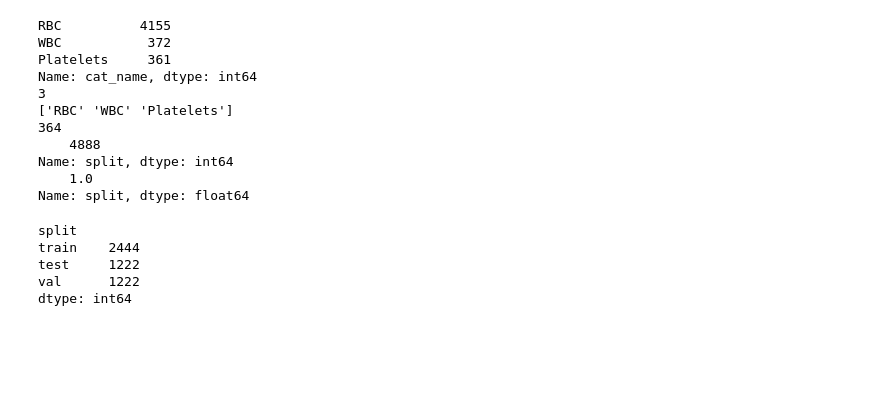
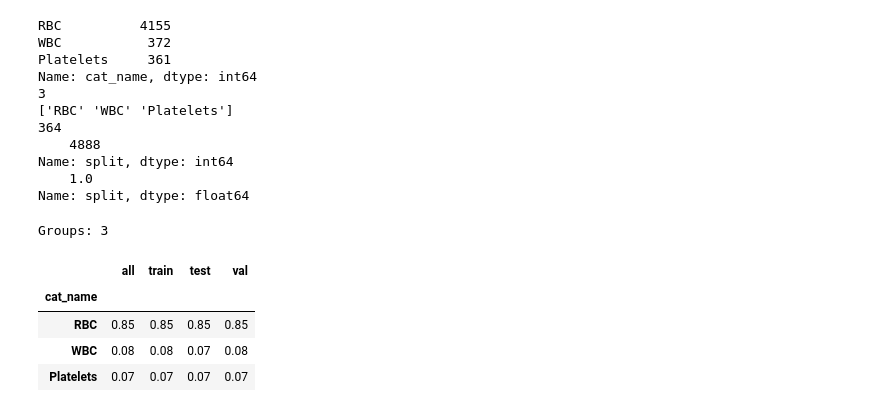
Before and after one commit to pylabel-project/pylabel, a Jupyter notebook: sample.ipynb, the cells around one changed output. Drawn from its saved outputs; the diff is of its cells as text; code cells hidden in the pictures; blank space fills up the shorter version.

```diff
--- a/sample.ipynb
+++ b/sample.ipynb
@@ -84,13 +155,16 @@ Name: split, dtype: int64
 Name: split, dtype: float64
 # %%
 stratified_split_df = voc_dataset.StratifiedGroupShuffleSplit(voc_dataset.df, train_pct=0.6, test_pct=0.2, val_pct=0.2, weight=0.01, batch_size=5)
-simple_split_df = voc_dataset.GroupShuffleSplit(voc_dataset)
+simple_split_df = voc_dataset.GroupShuffleSplit(voc_dataset.df)
-# %% [output]
-split
-train    2444
-test     1222
-val      1222
-dtype: int64
+# %%
+voc_dataset.analyze.ShowClassSplits(stratified_split_df).round(2)
+# %% [output]
+Groups: 3
+|  | all | train | test | val |
+| cat_name |  |  |  |  |
+| RBC | 0.85 | 0.85 | 0.85 | 0.85 |
+| WBC | 0.08 | 0.08 | 0.07 | 0.08 |
+| Platelets | 0.07 | 0.07 | 0.07 | 0.07 |
 # %%
 voc_dataset.analyze.ShowClassSplits(simple_split_df).round(2)
 # %% [output]
```
Also changed, not shown: parts of 10 cells of this notebook.
